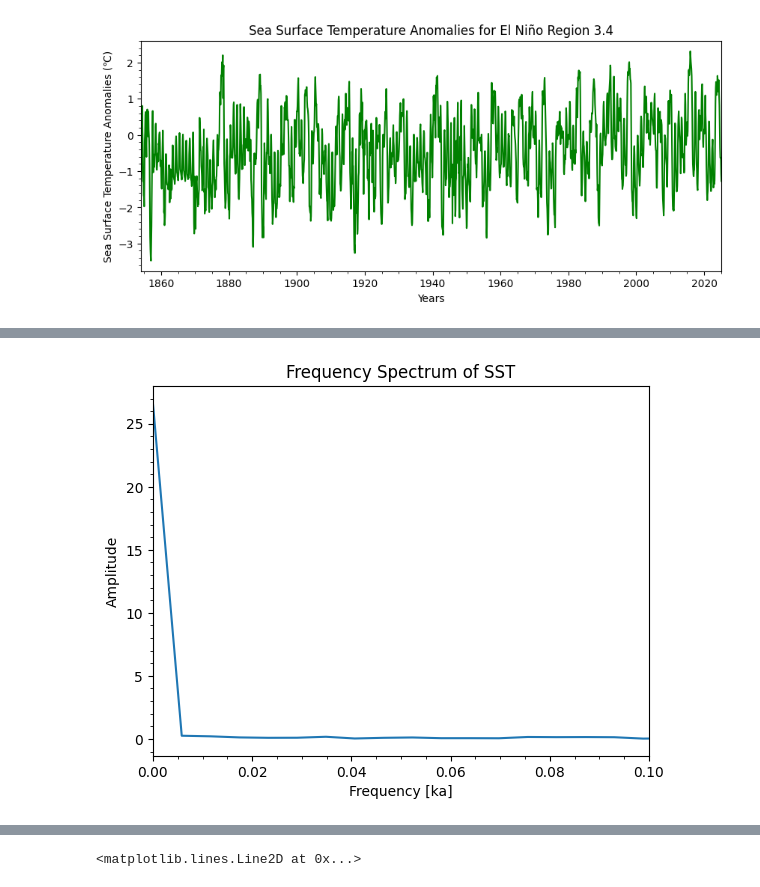
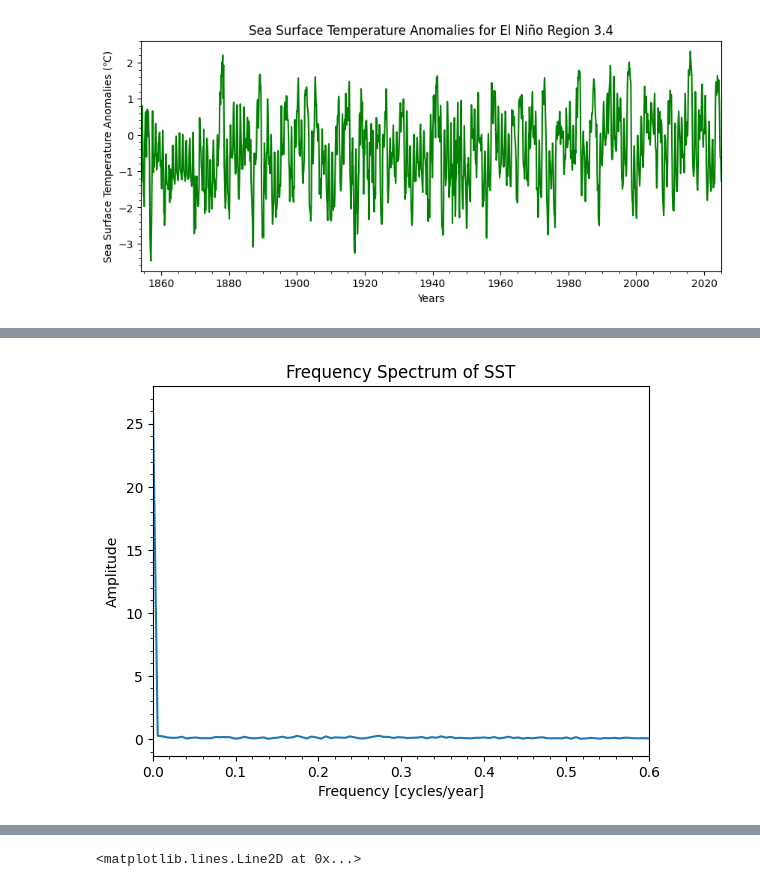
Before and after one commit to mjss26/EMSC2010-Group-Project-5, a Jupyter notebook: EMSC2010_Group_Project_5.ipynb, the cells around one changed output, grey strips where cells are left out. Cells and saved outputs as stored; diff of their text form; code cells hidden in the pictures.

```diff
--- a/EMSC2010_Group_Project_5.ipynb
+++ b/EMSC2010_Group_Project_5.ipynb
@@ -276,10 +323,10 @@ def lowpass_filter(time,signal,cutoff):
 # %%
 freqs, amps = freq_spectrum(year,sst) #calculate the frequency spectrum
 plt.plot(freqs,amps) #plot the frequency spectrum
-plt.xlabel('Frequency [ka]') #label the x-axis
+plt.xlabel('Frequency [cycles/year]') #label the x-axis
 plt.ylabel('Amplitude') #label the y-axis
 plt.title('Frequency Spectrum of SST')
-plt.xlim([0,0.1]) #limits the x-axis
+plt.xlim([0,0.6]) #limits the x-axis to show relevant ENSO frequencies
 plt.minorticks_on() #add minorticks
 # %% [output]
-[figure, old version]
+[figure, new version]
```
Also changed, not shown: parts of 30 cells of this notebook.
